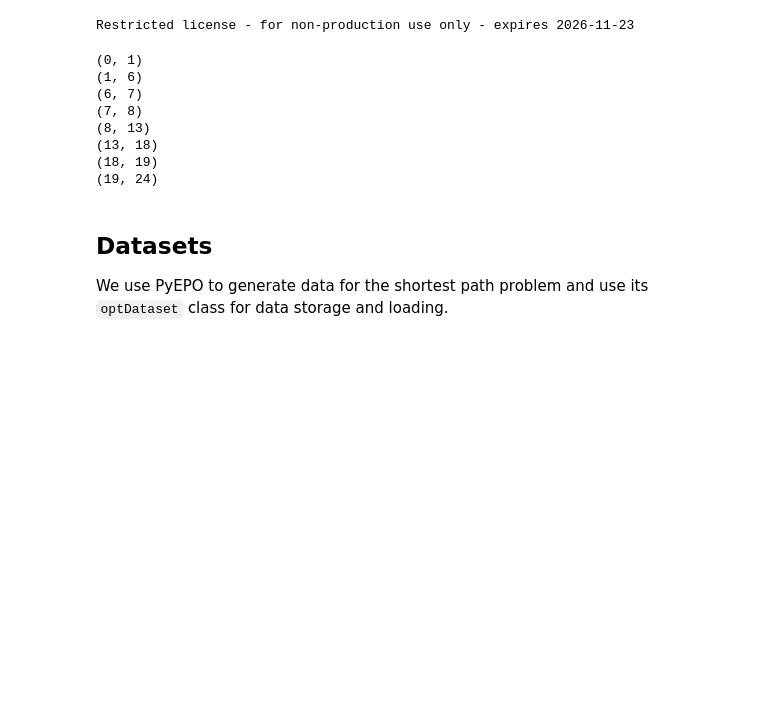
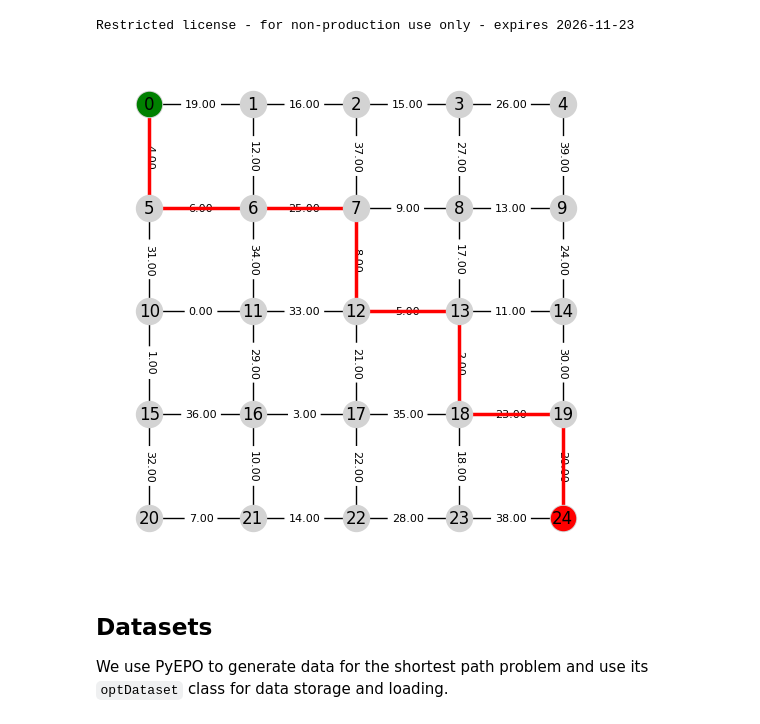
Before and after one commit to lucahart/DFL-for-Shortest-Path-Network-Interdiction, a Jupyter notebook: src/Notebooks/Main_PyEPO.ipynb, the cells around one changed output. Saved outputs shown, nothing was run; the diff lists cells and outputs as text; code cells hidden in the pictures; blank space fills up the shorter version.

```diff
--- a/src/Notebooks/Main_PyEPO.ipynb
+++ b/src/Notebooks/Main_PyEPO.ipynb
@@ -28,23 +34,9 @@ cost = np.random.rand(opt_model.num_cost)
 opt_model.setObj(cost)
 # %%
 # Solve shortest path problem
-path, obj = opt_model.solve()
-for i, e in enumerate(opt_model.arcs):
-    if path[i] > 1e-3:
-        print(e)
-# print(ShortestPathGrid.one_hot_to_arcs(opt_model, path))
-
-# # Visualize the grid with the shortest path highlighted
-# opt_model.visualize(color_edges=path)
+path, obj = opt_model.solve(versatile=True)
 # %% [output]
-(0, 1)
-(1, 6)
-(6, 7)
-(7, 8)
-(8, 13)
-(13, 18)
-(18, 19)
-(19, 24)
+[figure, added]
 # %% [markdown]
 ## Datasets
 We use PyEPO to generate data for the shortest path problem and use its ``optDataset`` class for data storage and loading.
```
Also changed, not shown: parts of 8 cells of this notebook, 2 other files.
